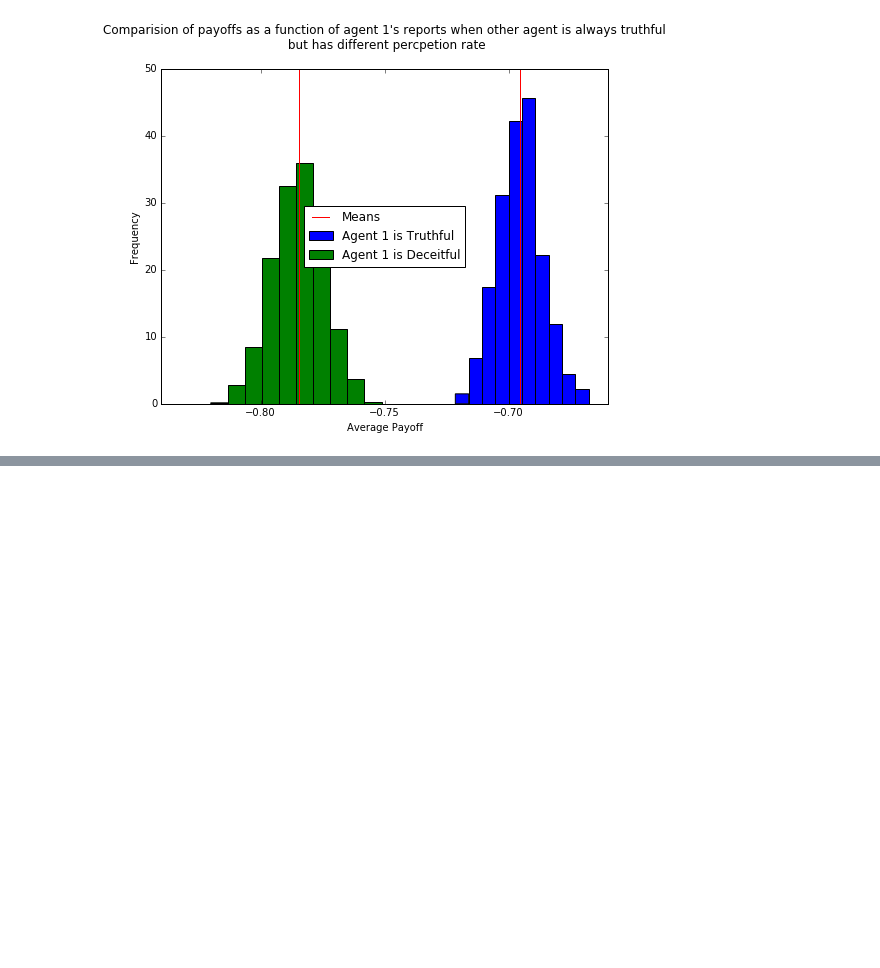
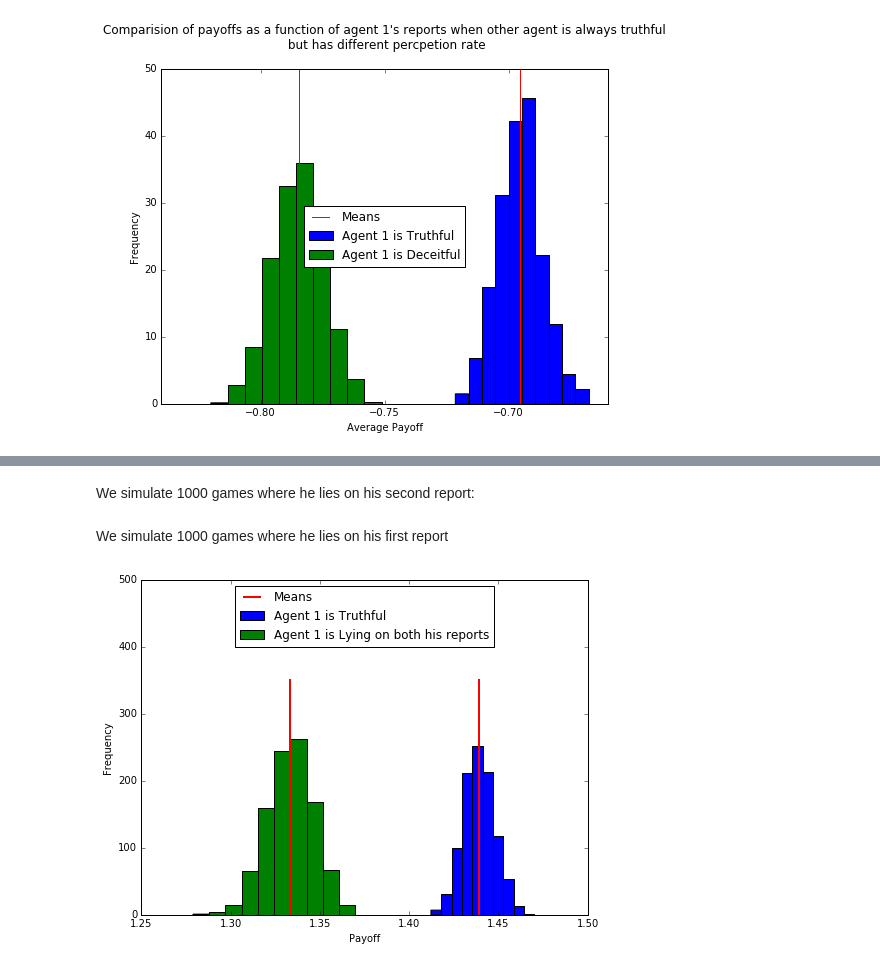
Before and after one commit to chuckyouliu/Crowdsourced-Elicitation, a Jupyter notebook: PPTesting.ipynb, the cells around one changed output, grey strips where cells are left out. Drawn from its saved outputs; the diff is of its cells as text; code cells hidden in the pictures; blank space fills up the shorter version.

```diff
--- a/PPTesting.ipynb
+++ b/PPTesting.ipynb
@@ -103,0 +111,3 @@ plt.show()
+# %%
+ag1 = pp.agent_pp(np.array([0.3,0.7]), np.array([[0.1,0.9],[0.8,0.2]]))
+ag2 = pp.agent_pp(np.array([0.5,0.5]), np.array([[0.4,0.6],[0.5,0.5]]))
@@ -103,0 +204,2 @@ plt.show()
+# %% [markdown]
+We simulate 1000 games where he lies on his second report:
@@ -103,0 +247,2 @@ plt.show()
+# %% [markdown]
+We simulate 1000 games where he lies on his first report
@@ -103,0 +290,13 @@ plt.show()
+# %%
+plt.figure(figsize=(8,6))
+plt.hist([t/1000 for t in truthful_rewards_ag1], label = 'Agent 1 is Truthful')
+plt.hist([t/1000 for t in lying_both_rewards_ag1], label = 'Agent 1 is Lying on both his reports')
+plt.axvline(np.mean([t/1000 for t in truthful_rewards_ag1]), 0,0.7, color = 'red',label = 'Means', lw = 2)
+plt.axvline(np.mean([l/1000 for l in lying_both_rewards_ag1]), 0,0.7 , color = 'red', lw = 2)
+plt.ylim(0,500)
+plt.xlabel('Payoff')
+plt.ylabel('Frequency')
+plt.legend(loc = 9)
+plt.show()
+# %% [output]
+[figure, added]
```
Also changed, not shown: parts of 25 cells of this notebook, 14 other files.
